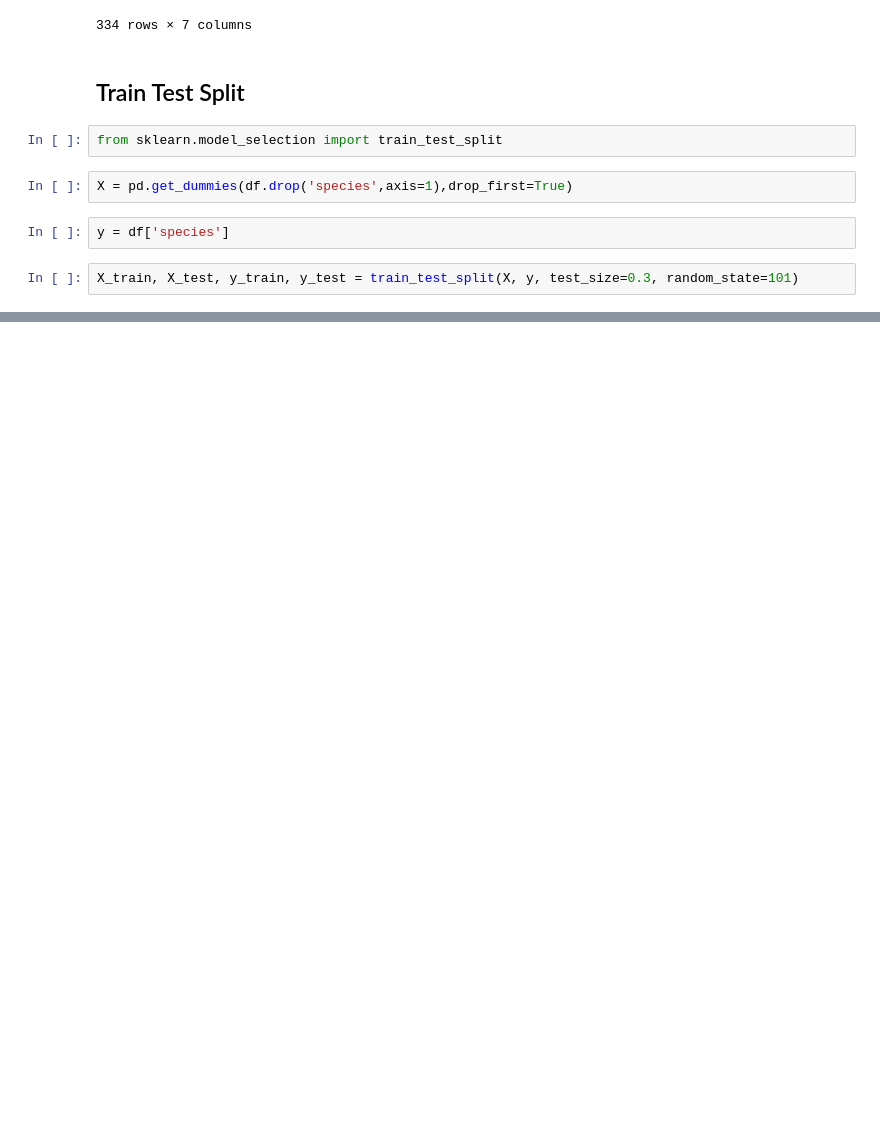
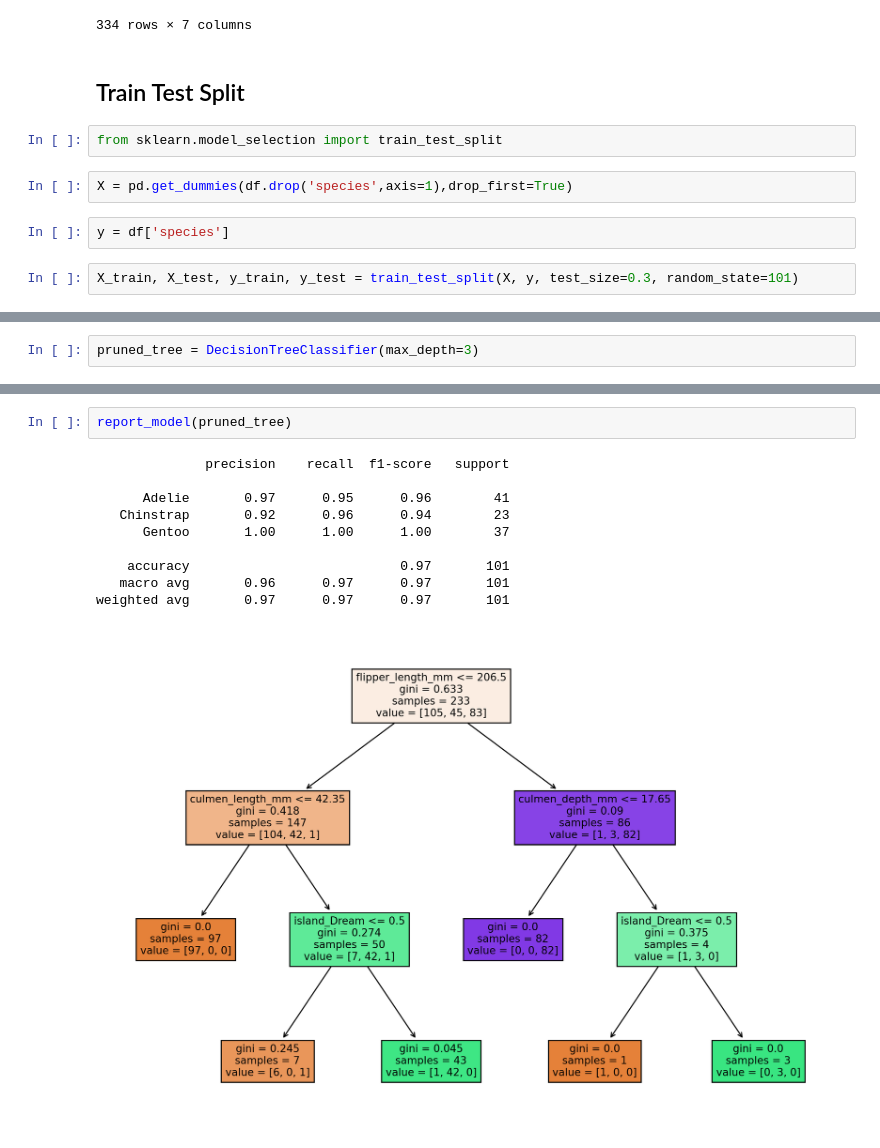
Before and after one commit to shriharshan/Machine-learning, a Jupyter notebook: Decision Trees/Penguin gender.ipynb, the cells around one changed output, grey strips where cells are left out. Drawn from its saved outputs; the diff is of its cells as text; blank space fills up the shorter version.

```diff
--- a/Decision Trees/Penguin gender.ipynb
+++ b/Decision Trees/Penguin gender.ipynb
@@ -178,0 +270,2 @@ X_train, X_test, y_train, y_test = train_test_split(X, y, test_size=0.3, random_
+# %%
+pruned_tree = DecisionTreeClassifier(max_depth=3)
@@ -178,0 +276,13 @@ X_train, X_test, y_train, y_test = train_test_split(X, y, test_size=0.3, random_
+# %%
+report_model(pruned_tree)
+# %% [output]
+              precision    recall  f1-score   support
+
+      Adelie       0.97      0.95      0.96        41
+   Chinstrap       0.92      0.96      0.94        23
+      Gentoo       1.00      1.00      1.00        37
+
+    accuracy                           0.97       101
+   macro avg       0.96      0.97      0.97       101
+weighted avg       0.97      0.97      0.97       101
+[figure, added]
```
Also changed, not shown: parts of 18 cells of this notebook.
